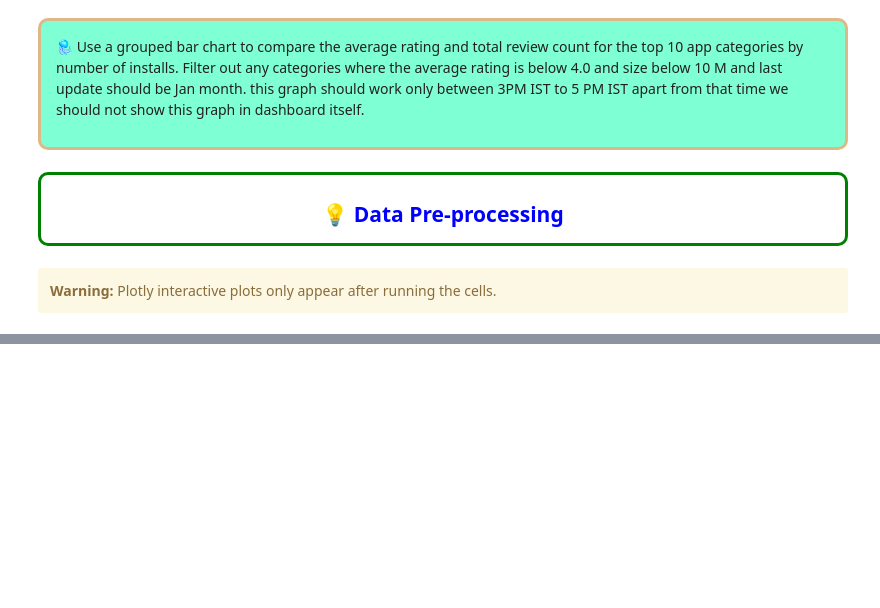
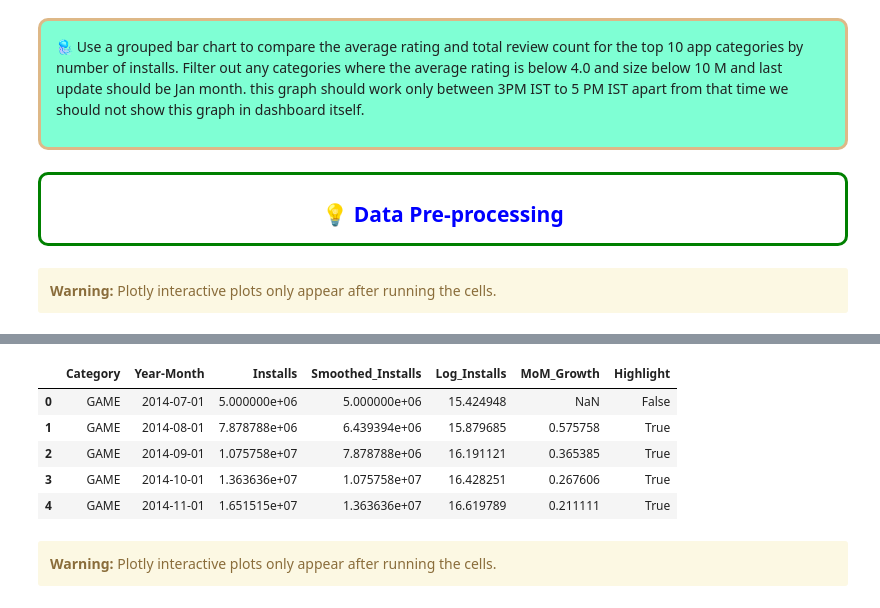
Before and after one commit to Bubu02/Play_Store_Data_Analysis, a Jupyter notebook: Jupyter Notebook/playstore_data_analysis.ipynb, the cells around one changed output, grey strips where cells are left out. Drawn from its saved outputs; the diff is of its cells as text; code cells hidden in the pictures; blank space fills up the shorter version.

```diff
--- a/Jupyter Notebook/playstore_data_analysis.ipynb
+++ b/Jupyter Notebook/playstore_data_analysis.ipynb
@@ -686,0 +775,24 @@ fig.show()
+# %%
+# Ensure any remaining NaN values in 'Smoothed_Installs' are interpolated
+install_trend['Smoothed_Installs'] = install_trend['Smoothed_Installs'].interpolate(method='linear')
+# %%
+# Apply log transformation to the installs count to reduce scale variations
+install_trend['Log_Installs'] = install_trend['Installs'].replace(0, 1).apply(lambda x: np.log(x))
+# %%
+# Calculate Month-over-Month (MoM) Growth for installs
+install_trend['MoM_Growth'] = install_trend.groupby('Category')['Installs'].pct_change()
+
+# Create a boolean column to highlight months where MoM Growth is greater than 20%
+install_trend['Highlight'] = install_trend['MoM_Growth'] > 0.2
+# %%
+install_trend['Installs'].fillna(0, inplace=True)  # Replace NaNs with 0
+# %%
+# Print final structure
+install_trend.head()
+# %% [output]
+|  | Category | Year-Month | Installs | Smoothed_Installs | Log_Installs | MoM_Growth | Highlight |
+| 0 | GAME | 2014-07-01 | 5.000000e+06 | 5.000000e+06 | 15.424948 | NaN | False |
+| 1 | GAME | 2014-08-01 | 7.878788e+06 | 6.439394e+06 | 15.879685 | 0.575758 | True |
+| 2 | GAME | 2014-09-01 | 1.075758e+07 | 7.878788e+06 | 16.191121 | 0.365385 | True |
+| 3 | GAME | 2014-10-01 | 1.363636e+07 | 1.075758e+07 | 16.428251 | 0.267606 | True |
+| 4 | GAME | 2014-11-01 | 1.651515e+07 | 1.363636e+07 | 16.619789 | 0.211111 | True |
@@ -686,0 +838,4 @@ fig.show()
+# %% [markdown]
+<div class="alert alert-block alert-warning">
+<b>Warning:</b> Plotly interactive plots only appear after running the cells.
+</div>
```
Also changed, not shown: parts of 19 cells of this notebook.
